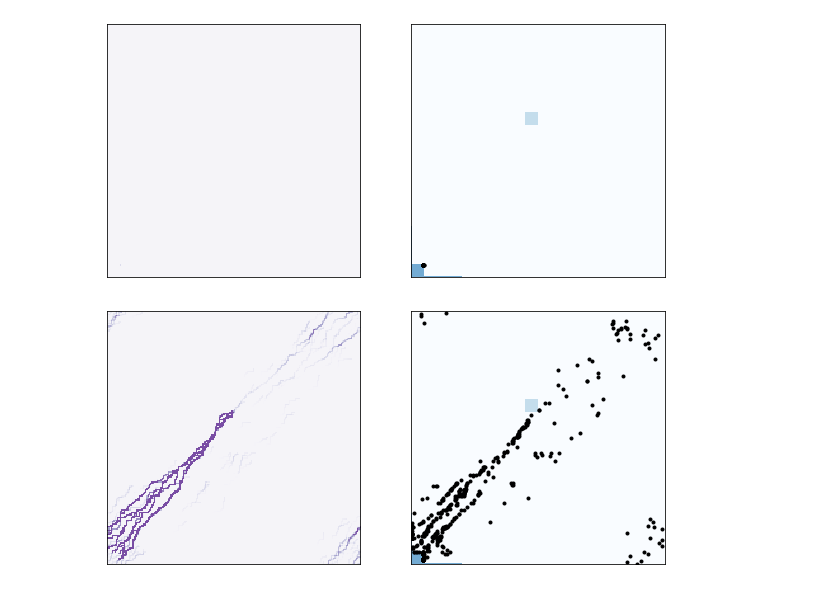
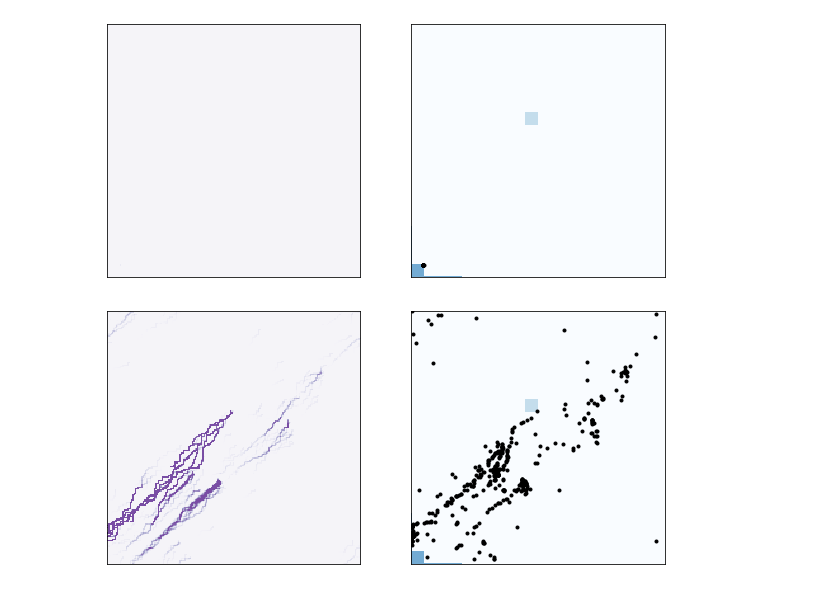
Before and after one commit to davidt315/ant_foraging_model, a Jupyter notebook: code/will_sandbox.ipynb, the cells around one changed output. Cells and saved outputs as stored; diff of their text form; code cells hidden in the pictures.

```diff
--- a/code/will_sandbox.ipynb
+++ b/code/will_sandbox.ipynb
@@ -307,6 +307,6 @@ env.draw()
 # %% [output]
 [figure]
 # %%
-env.animate(frames=500)
+env.animate(frames=1000)
 # %% [output]
-[figure, old version]
+[figure, new version]
```
Also changed, not shown: parts of 2 cells of this notebook, 6 other files.
